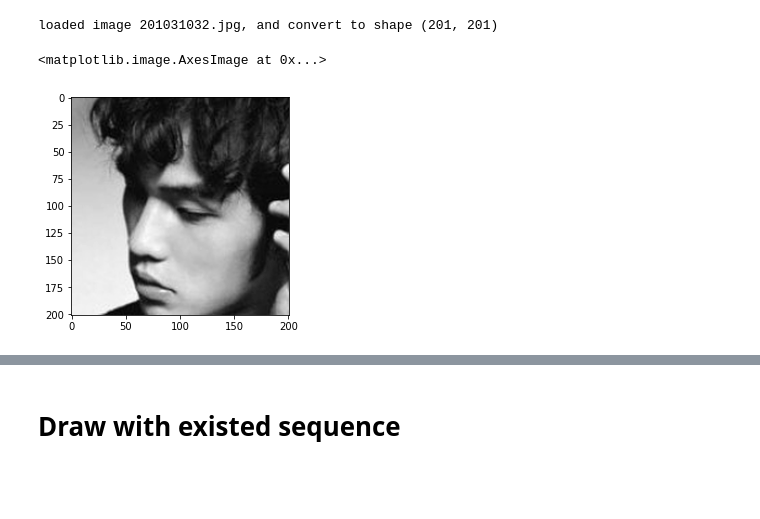
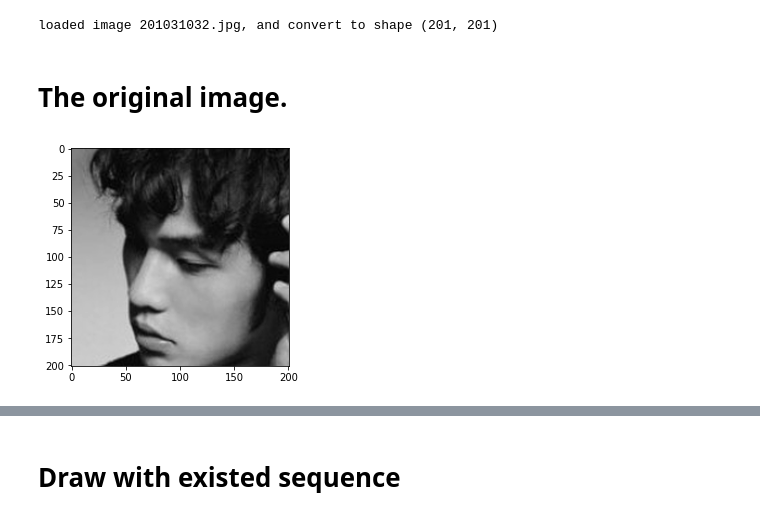
Before and after one commit to jiang1997/image2seq, a Jupyter notebook: generate.ipynb, the cells around one changed output, grey strips where cells are left out. Saved outputs shown, nothing was run; the diff lists cells and outputs as text; code cells hidden in the pictures; blank space fills up the shorter version.

```diff
--- a/generate.ipynb
+++ b/generate.ipynb
@@ -247,11 +247,12 @@ img_o = rgb2gray(img_o)
 print(f"loaded image {img_path}, and convert to shape {img_o.shape}")
 # %% [output]
 loaded image 201031032.jpg, and convert to shape (201, 201)
-# %%
-plt.imshow(img_o, cmap = plt.get_cmap('gray'))
-# %% [output]
-<matplotlib.image.AxesImage at 0x...>
-[figure, removed]
+# %% [markdown]
+# The original image.
+# %%
+show(img_o)
+# %% [output]
+[figure, added]
 # %%
 def distance(object, canvas):
     return np.sqrt(np.sum(np.square(object.flatten() - canvas.flatten())))
```
Also changed, not shown: parts of 7 cells of this notebook, 1 other file.
